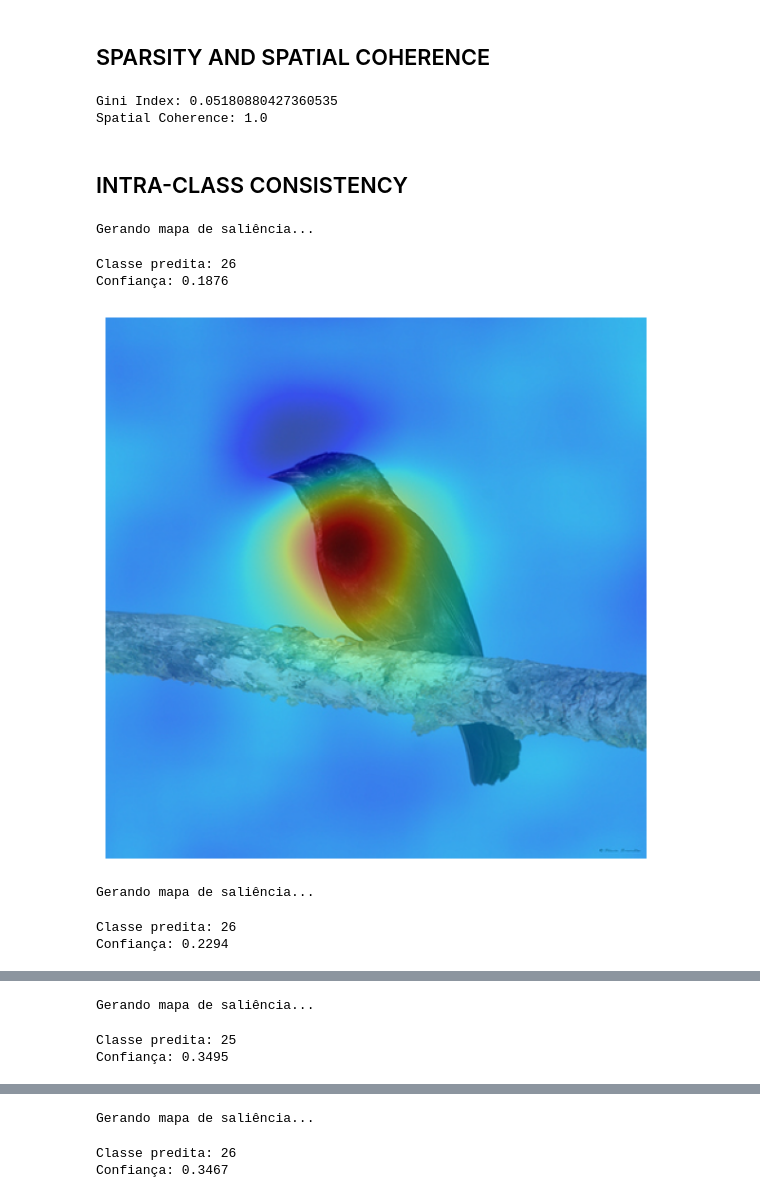
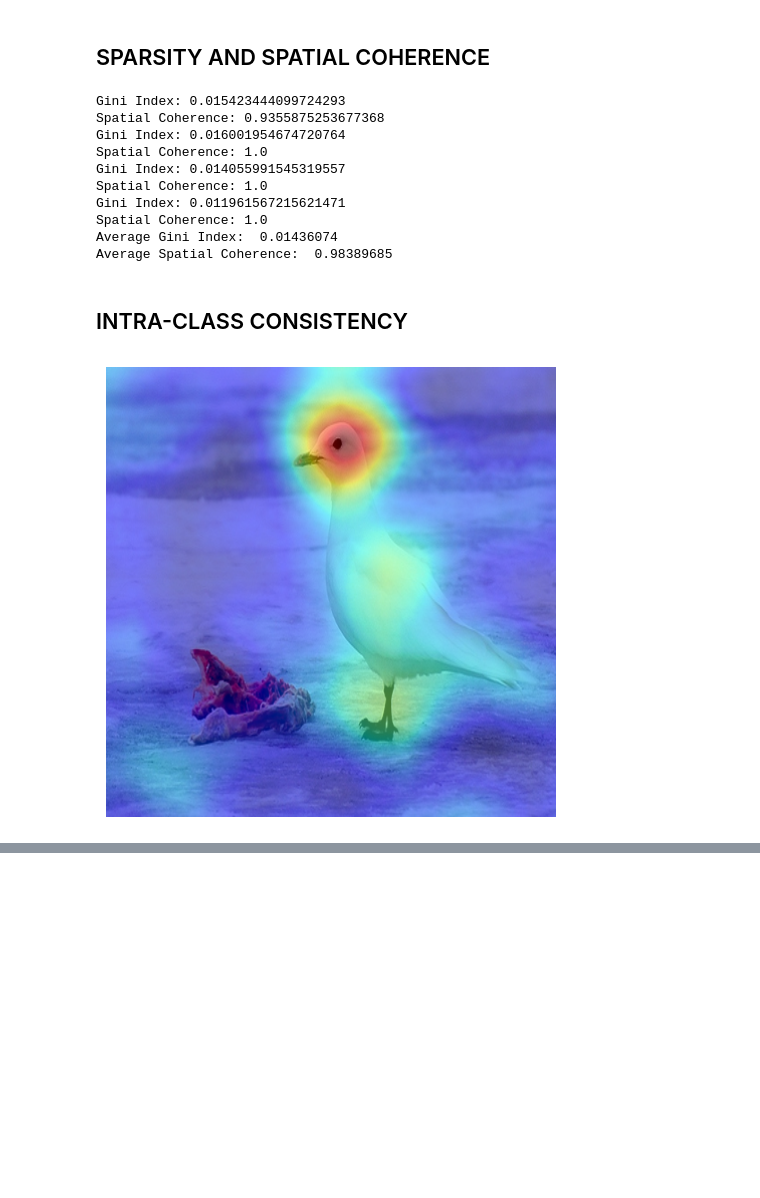
Before and after one commit to AraujoStreicher/explainability-benchmark, a Jupyter notebook: src/cub-200-2011/cub-rise.ipynb, the cells around one changed output, grey strips where cells are left out. Cells and saved outputs as stored; diff of their text form; code cells hidden in the pictures; blank space fills up the shorter version.

```diff
--- a/src/cub-200-2011/cub-rise.ipynb
+++ b/src/cub-200-2011/cub-rise.ipynb
@@ -137,7 +137,7 @@ explainer.generate_masks(N=N, s=s, p1=p1, savepath='../../model/masks.npy')
 # %% [output]
 Gerando máscaras...
 # %%
-image_path = "../../data/CUB-200-2011/images/test/027.Shiny_Cowbird/Shiny_Cowbird_0015_796858.jpg"
+image_path = "../../data/CUB-200-2011/images/test/027.Shiny_Cowbird/Shiny_Cowbird_0034_796849.jpg"
 img = Image.open(image_path).convert('RGB')
 input_tensor = transform(img).unsqueeze(0)
 # %%
@@ -231,14 +278,30 @@ Robustness score: 0.9799215197563171
 from cub_eval import calculate_gini_index, calculate_spatial_coherence
 from skimage.measure import label
 
-gini_index = calculate_gini_index(sal_map)
-print(f"Gini Index: {gini_index}")
+gini_list = []
+coherence_list = []
+for heatmap in heatmaps:
+    sal_map = heatmap
+    gini_index = calculate_gini_index(sal_map)
+    print(f"Gini Index: {gini_index}")
+    gini_list.append(gini_index)
+    coherence = calculate_spatial_coherence(sal_map)
+    print(f"Spatial Coherence: {coherence}")
+    coherence_list.append(coherence)
 
-coherence = calculate_spatial_coherence(sal_map)
-print(f"Spatial Coherence: {coherence}")
+print("Average Gini Index: ", np.mean(gini_list))
+print("Average Spatial Coherence: ", np.mean(coherence_list))
 # %% [output]
-Gini Index: 0.05180880427360535
+Gini Index: 0.015423444099724293
+Spatial Coherence: 0.9355875253677368
+Gini Index: 0.016001954674720764
 Spatial Coherence: 1.0
+Gini Index: 0.014055991545319557
+Spatial Coherence: 1.0
+Gini Index: 0.011961567215621471
+Spatial Coherence: 1.0
+Average Gini Index:  0.01436074
+Average Spatial Coherence:  0.98389685
 # %% [markdown]
 ## INTRA-CLASS CONSISTENCY
 # %%
@@ -249,53 +312,26 @@ test_images_26 = [
     "../../data/CUB-200-2011/images/test/027.Shiny_Cowbird/Shiny_Cowbird_0034_796849.jpg",
 ]
 # %%
-heatmaps = []
-for image_path in test_images_26:
+
+for heatmap, image_path in zip(heatmaps, test_images):
     img = Image.open(image_path).convert('RGB')
-    input_tensor = transform(img).unsqueeze(0)
 
-    model = model.to(device)
-    input_tensor = input_tensor.to(device)
 
-    # Gerar saliency map
-    print("Gerando mapa de saliência...")
-    with torch.no_grad():
-        sal = explainer(input_tensor)
-
-    # Obter a predição do modelo
-    output = model(input_tensor)
-    pred_class = output.argmax(dim=1).item()
-    confidence = torch.nn.functional.softmax(output, dim=1)[0, pred_class].item()
-
-    print(f"Classe predita: {pred_class}")
-    print(f"Confiança: {confidence:.4f}")
-
-    plt.figure(figsize=(6, 6))
-
-    # Imagem original
-    img_display = np.array(img)
-    sal_map = sal[pred_class].cpu().numpy()
 
     raw_np = np.array(img.resize((448, 448))) / 255.0
 
     # Overlay
     plt.imshow(raw_np)
-    plt.imshow(sal_map, cmap='jet', alpha=0.5)
+    plt.imshow(heatmap, cmap='jet', alpha=0.5)
     plt.axis('off')
 
     plt.tight_layout()
     img_name = os.path.basename(image_path)
     path = os.path.join(Config.OUTPUT_DIR, f'rise_{img_name}.png')
     plt.savefig(path, dpi=150, bbox_inches='tight')
     plt.show()
     plt.close()
 
     heatmaps.append(sal_map)
 # %% [output]
-Gerando mapa de saliência...
-Classe predita: 26
-Confiança: 0.1876
-[figure, old version]
+[figure, new version]
-Gerando mapa de saliência...
-Classe predita: 26
-Confiança: 0.2294
@@ -303,3 +338,0 @@ Confiança: 0.2294
-Gerando mapa de saliência...
-Classe predita: 25
-Confiança: 0.3495
@@ -307,3 +339,0 @@ Confiança: 0.3495
-Gerando mapa de saliência...
-Classe predita: 26
-Confiança: 0.3467
```
Also changed, not shown: parts of 11 cells of this notebook, 35 other files.
